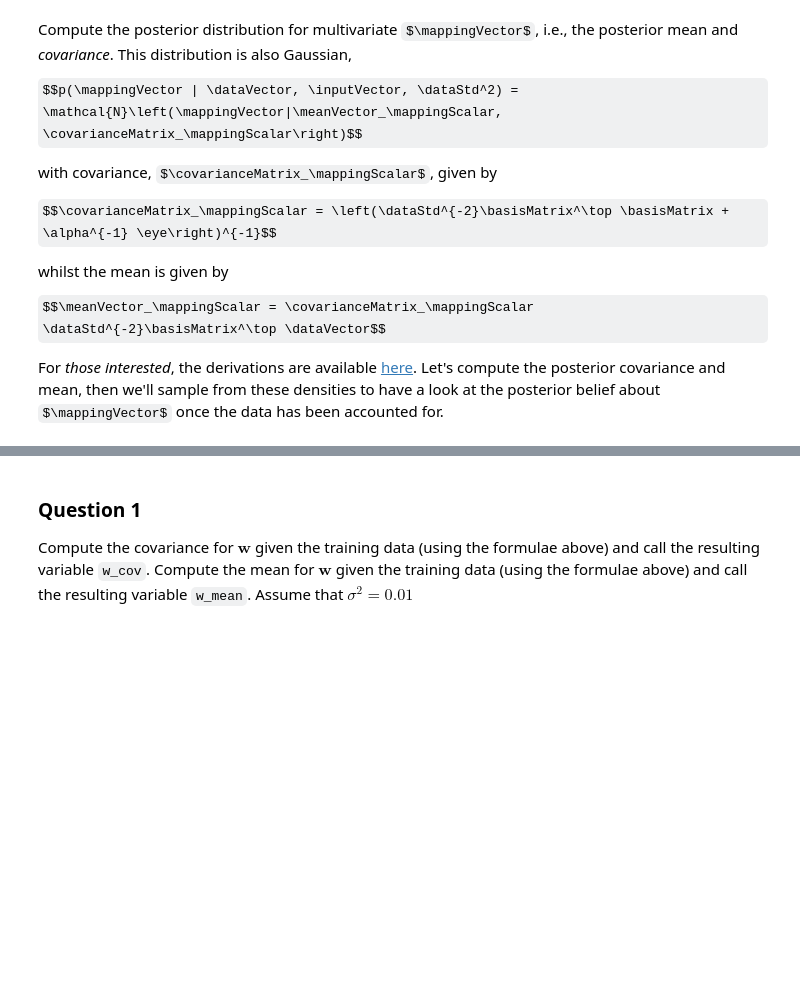
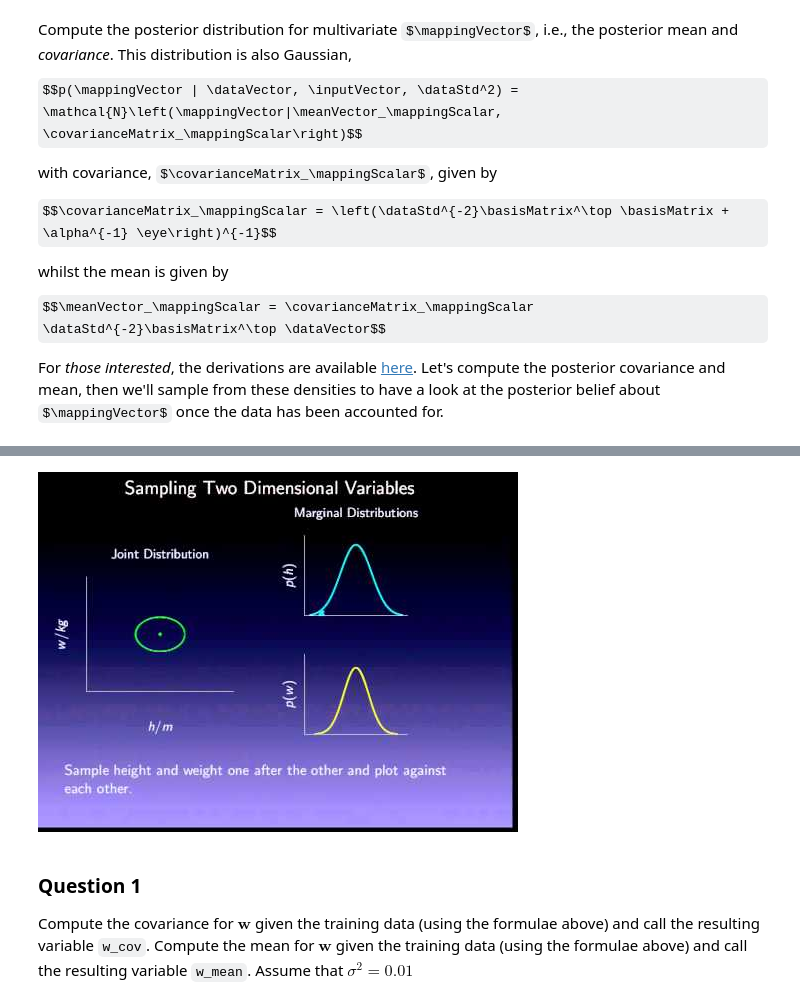
Before and after one commit to gucci-j/MLAI, a Jupyter notebook: Lab 6 - Bayesian regression & DL intro-Solution.ipynb, the cells around one changed output, grey strips where cells are left out. Saved outputs shown, nothing was run; the diff lists cells and outputs as text; code cells hidden in the pictures; some formulas as TeX source; blank space fills up the shorter version.

```diff
--- a/Lab 6 - Bayesian regression & DL intro-Solution.ipynb
+++ b/Lab 6 - Bayesian regression & DL intro-Solution.ipynb
@@ -324,3 +360,10 @@ For *those interested*, the derivations are  available [here](https://nbviewer.j
+# %%
+from datetime import timedelta
+from IPython.display import YouTubeVideo
+start=int(timedelta(hours=0, minutes=22, seconds=42).total_seconds())
+YouTubeVideo('Os1iqgpelPw', start=start)
+# %% [output]
+[figure, added]
 # %% [markdown]
 ### Question 1
 
```
Also changed, not shown: parts of 21 cells of this notebook, 1 other file.
